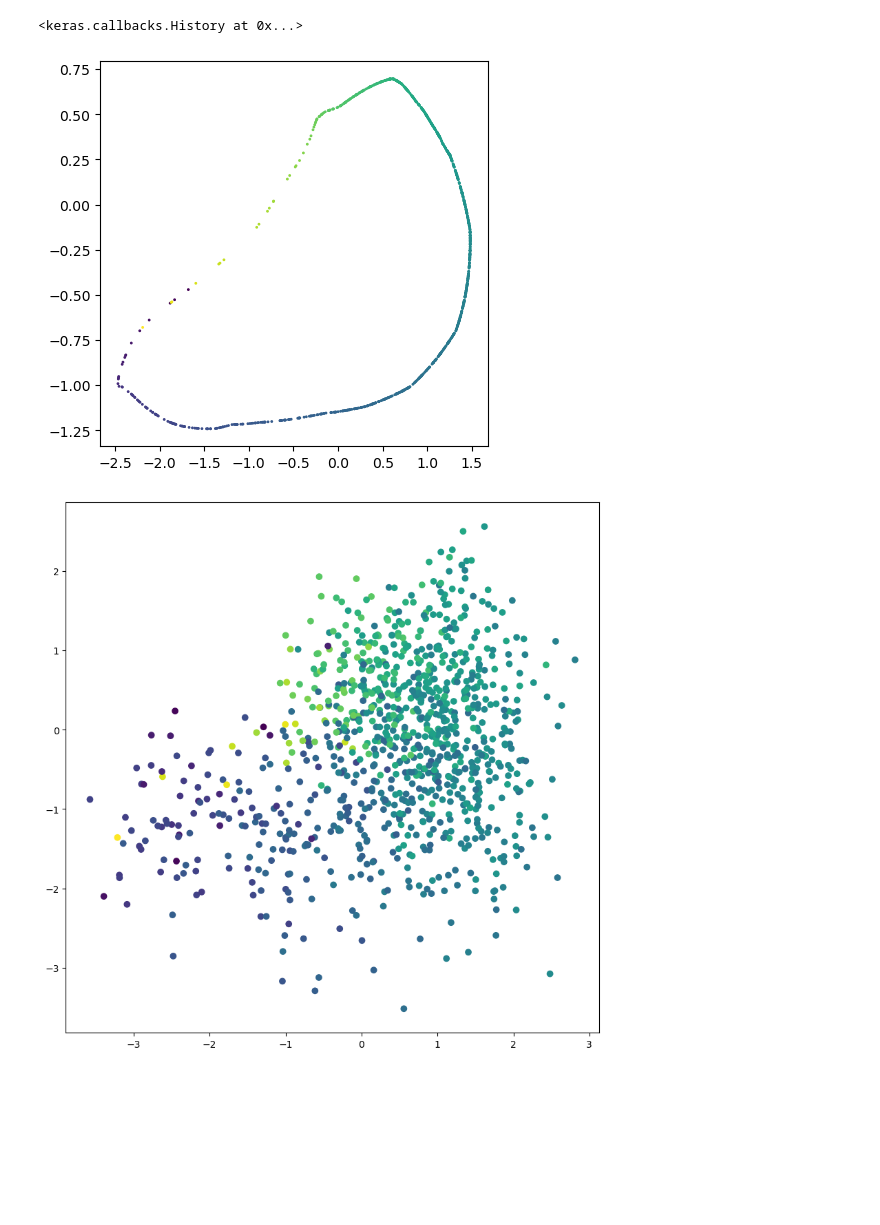
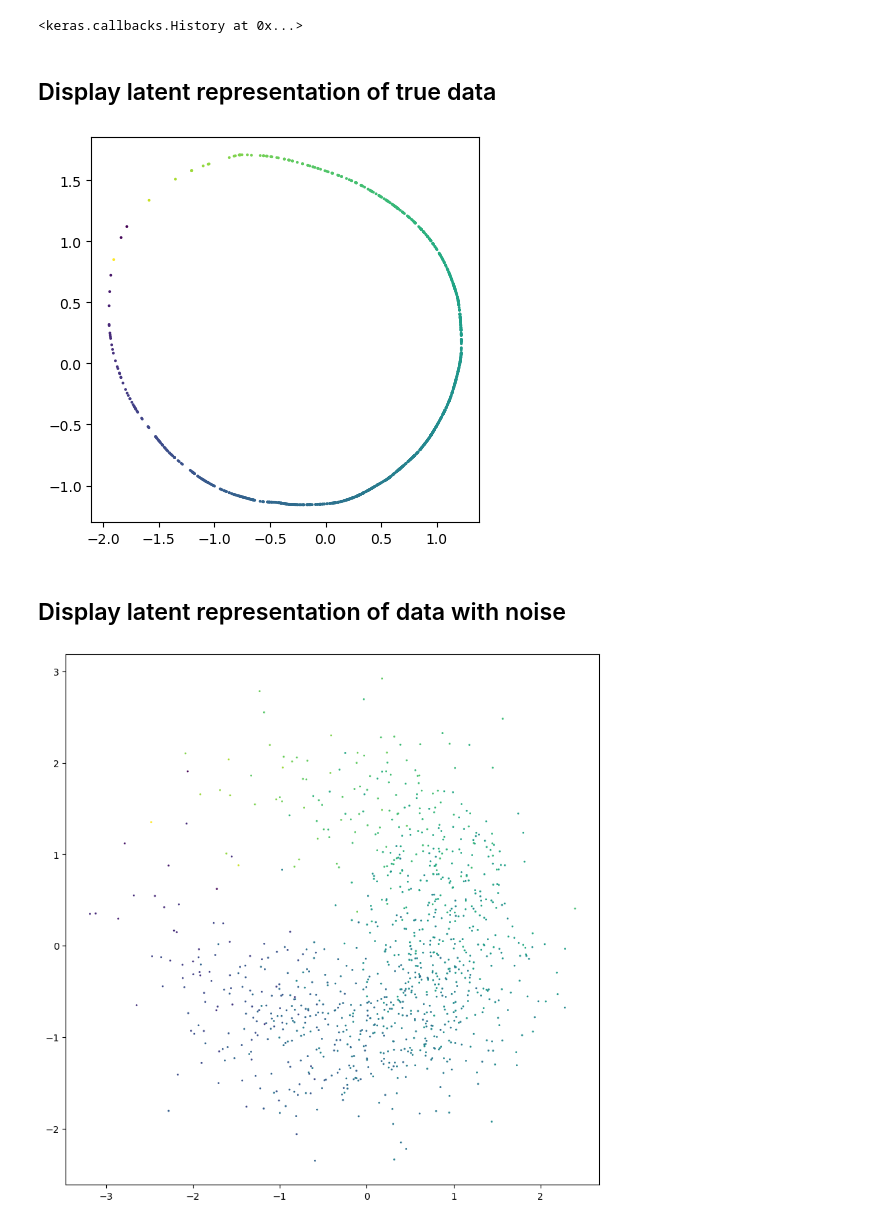
Before and after one commit to alexis-violeau/Reducing-noise-with-VAE, a Jupyter notebook: Notebook.ipynb, the cells around one changed output. Cells and saved outputs as stored; diff of their text form; code cells hidden in the pictures; blank space fills up the shorter version.

```diff
--- a/Notebook.ipynb
+++ b/Notebook.ipynb
@@ -46,20 +55,24 @@ input_dim = noise_data.shape[1]
 
 model = vae.VAE(input_dim = input_dim)
 model.compile(optimizer = 'adam')
-model.fit(noise_data, batch_size = 32, epochs = 10, verbose = 0)
+model.fit(noise_data, batch_size = 32, epochs = 20, verbose = 0)
 # %% [output]
 <keras.callbacks.History at 0x...>
+# %% [markdown]
+## Display latent representation of true data
 # %%
 plt.figure(figsize = (5,5))
 encoded_data = model.encoder.predict(data)[0]
 plt.scatter(encoded_data[:,0],encoded_data[:,1],c = shift, s = 1)
 plt.show()
 # %% [output]
-[figure, old version]
+[figure, new version]
+# %% [markdown]
+## Display latent representation of data with noise
 # %%
 plt.figure(figsize = (10,10))
 encoded_data = model.encoder.predict(noise_data)[0]
-plt.scatter(encoded_data[:,0],encoded_data[:,1],c = shift)
+plt.scatter(encoded_data[:,0],encoded_data[:,1],c = shift, s = 1)
 plt.show()
 # %% [output]
-[figure, old version]
+[figure, new version]
```
Also changed, not shown: parts of 7 cells of this notebook, 2 other files.
